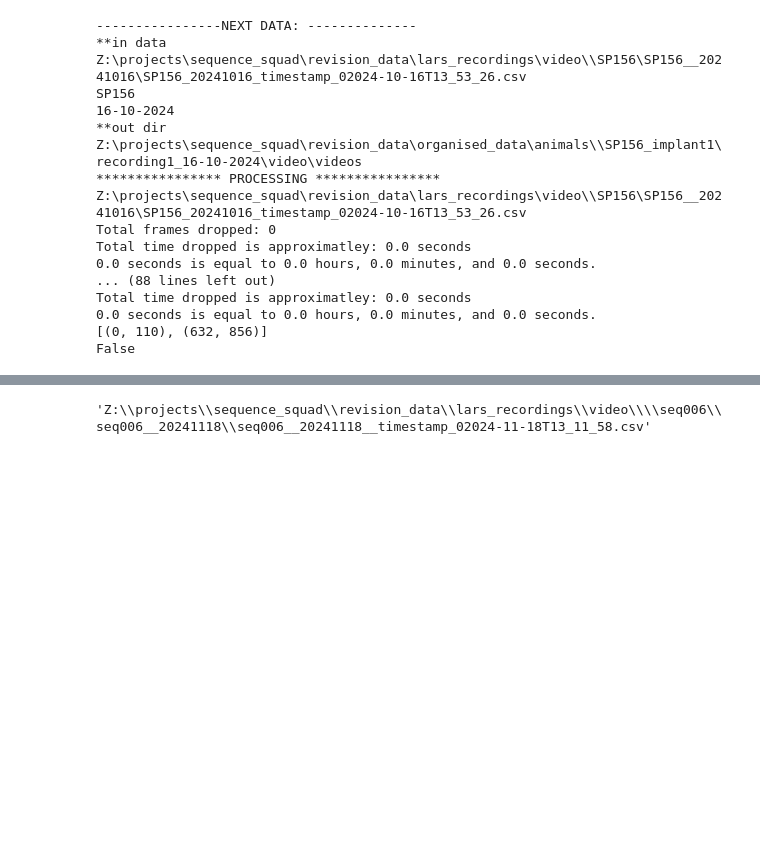
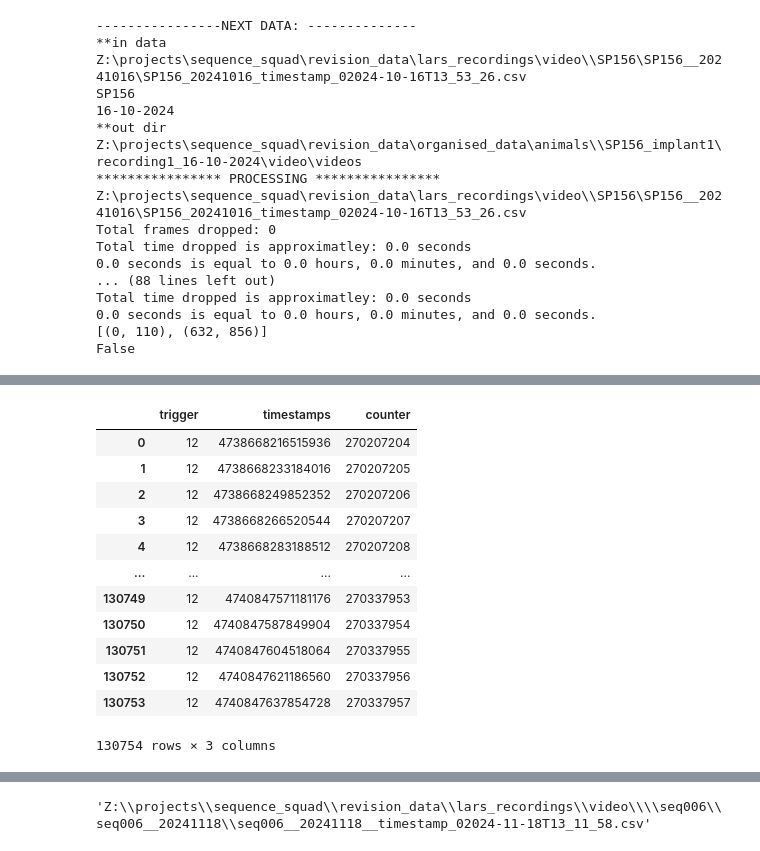
Before and after one commit to SainsburyWellcomeCentre/sequences_neuropixel_preprocess, a Jupyter notebook: 2_process_video_files.ipynb, the cells around one changed output, grey strips where cells are left out. Drawn from its saved outputs; the diff is of its cells as text; code cells hidden in the pictures; blank space fills up the shorter version.

```diff
--- a/2_process_video_files.ipynb
+++ b/2_process_video_files.ipynb
@@ -564,0 +661,20 @@ False
+# %%
+Camera_timestamps = pd.read_csv(r"Z:\projects\sequence_squad\revision_data\lars_recordings\video\seq039\seq039__20250618_081506\seq039__20250618_081506__cam1.csv")
+# %%
+Camera_timestamps.columns = ['trigger', 'timestamps', 'counter']
+# %%
+Camera_timestamps
+# %% [output]
+|  | trigger | timestamps | counter |
+| 0 | 12 | 4738668216515936 | 270207204 |
+| 1 | 12 | 4738668233184016 | 270207205 |
+| 2 | 12 | 4738668249852352 | 270207206 |
+| 3 | 12 | 4738668266520544 | 270207207 |
+| 4 | 12 | 4738668283188512 | 270207208 |
+| ... | ... | ... | ... |
+| 130749 | 12 | 4740847571181176 | 270337953 |
+| 130750 | 12 | 4740847587849904 | 270337954 |
+| 130751 | 12 | 4740847604518064 | 270337955 |
+| 130752 | 12 | 4740847621186560 | 270337956 |
+| 130753 | 12 | 4740847637854728 | 270337957 |
+130754 rows × 3 columns
```
Also changed, not shown: parts of 12 cells of this notebook, 2 other files.
